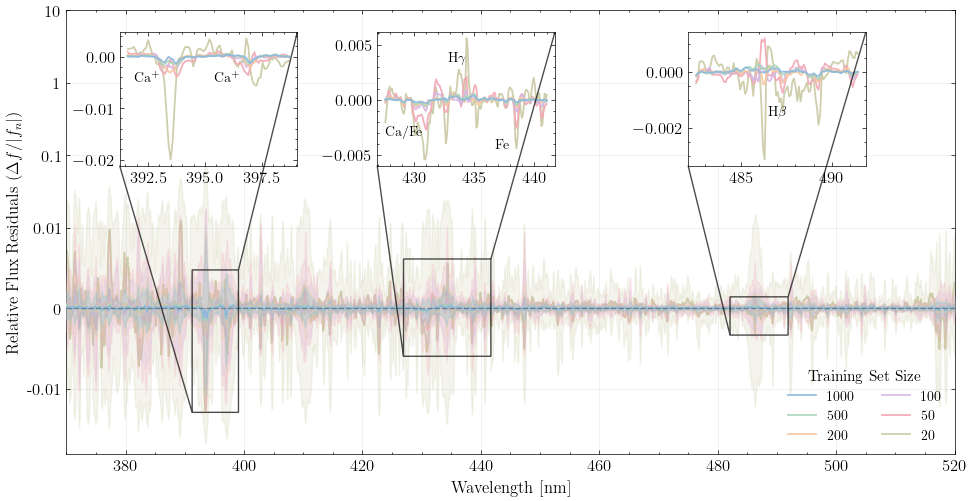
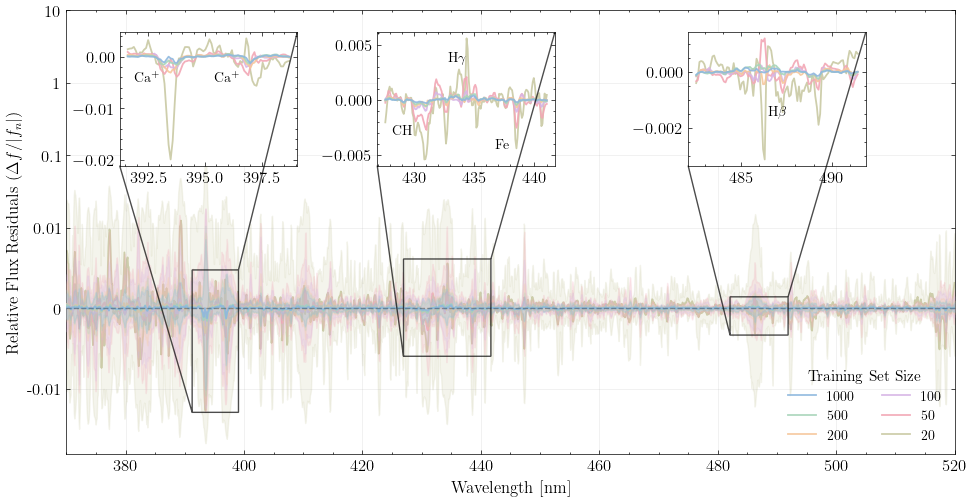
Unified diff of the notebook cell whose output changed from the first chart to the second:
--- before
+++ after
@@ -76,5 +76,5 @@
 in1_ax.text(0.15, 0.7, "Ca$^+$", transform=in1_ax.transAxes, fontsize=10, fontweight='bold', verticalalignment='top', horizontalalignment='center')
 in1_ax.text(0.6, 0.7, "Ca$^+$", transform=in1_ax.transAxes, fontsize=10, fontweight='bold', verticalalignment='top', horizontalalignment='center')
-in2_ax.text(0.15, 0.3, 'Ca/Fe', transform=in2_ax.transAxes, fontsize=10, fontweight='bold', verticalalignment='top', horizontalalignment='center')
+in2_ax.text(0.14, 0.31, 'CH', transform=in2_ax.transAxes, fontsize=10, fontweight='bold', verticalalignment='top', horizontalalignment='center')
 in2_ax.text(0.7, 0.2, 'Fe', transform=in2_ax.transAxes, fontsize=10, fontweight='bold', verticalalignment='top', horizontalalignment='center')
 in2_ax.text(0.45, 0.85, 'H$\\gamma$', transform=in2_ax.transAxes, fontsize=10, fontweight='bold', verticalalignment='top', horizontalalignment='center')

Commit: am i done yet